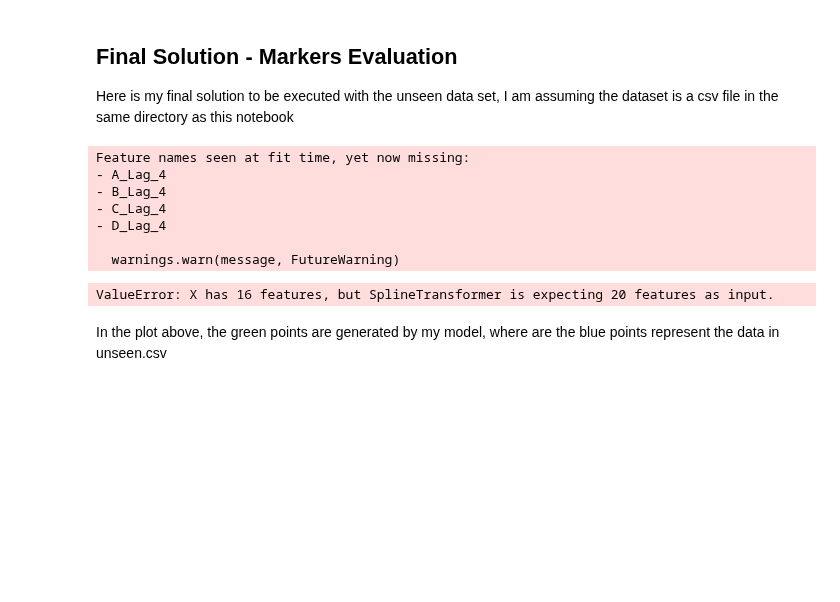
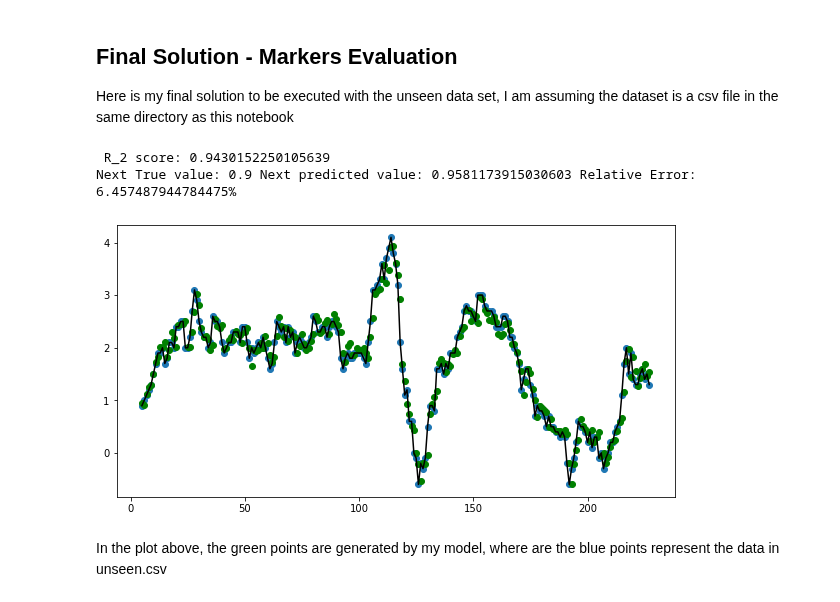
Before and after one commit to SamKimbinyi/int3, a Jupyter notebook: submission.ipynb, the cells around one changed output. Saved outputs shown, nothing was run; the diff lists cells and outputs as text; code cells hidden in the pictures; blank space fills up the shorter version.

```diff
--- a/submission.ipynb
+++ b/submission.ipynb
@@ -347,31 +348,16 @@ Next True value: 0.3 Next predicted value: 0.3072181851482092 Relative Error: 2.
 
 Here is my final solution to be executed with the unseen data set, I am assuming the dataset is a csv file in the same directory as this notebook
 # %%
-df = pd.read_csv("unseen.csv")
-df["target"] = df["D"].copy()
-df["D"] = df["D"].shift(1)
-for index, columns in enumerate(["A", "B", "C", "D"]):
-    for i in range(4):
-        fill_value = df[columns].iloc[0]
-        df[f"{columns}_Lag_{i}"] = df[columns].shift(i)
-df.drop(["A", "B", "C", "D"], axis=1, inplace=True)
-df = df.dropna()
-target = df["target"]
-df.drop(["target"], axis=1, inplace=True)
+df, target = preprocess_data("unseen.csv",4)
 scaler = StandardScaler()
 scaled = scaler.fit_transform(df)
 df = pd.DataFrame(scaled, columns=df.columns)
 print(f" R_2 score: {r2_score(target, model.predict(df))}")
 plot_model(model,df,target)
 # %% [output]
-Feature names seen at fit time, yet now missing:
-- A_Lag_4
-- B_Lag_4
-- C_Lag_4
-- D_Lag_4
-
-  warnings.warn(message, FutureWarning)
+ R_2 score: 0.9430152250105639
+Next True value: 0.9 Next predicted value: 0.9581173915030603 Relative Error: 6.457487944784475%
-ValueError: X has 16 features, but SplineTransformer is expecting 20 features as input.
+[figure, added]
 # %% [markdown]
 In the plot above, the green points are generated by my model, where are the blue points represent the data in unseen.csv
 # %% [markdown]
```
Also changed, not shown: parts of 34 cells of this notebook, 1 other file.
